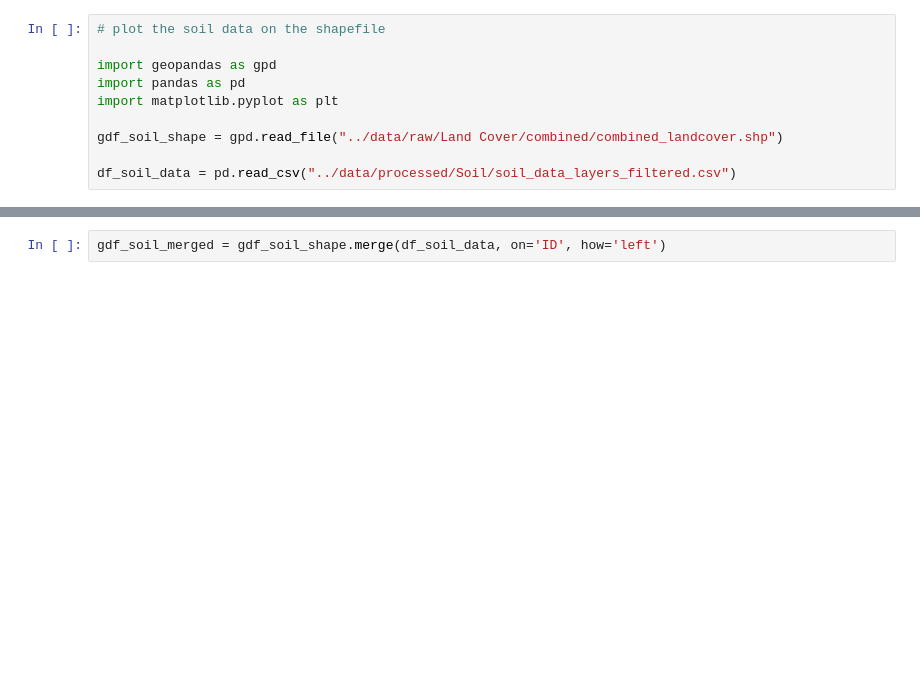
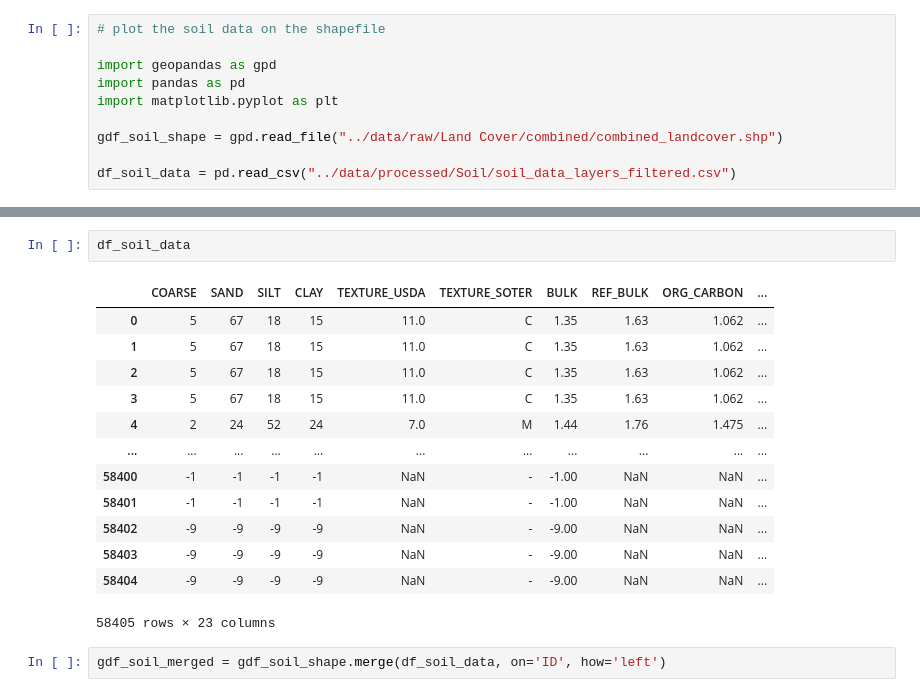
Before and after one commit to ali-boulahlib/forest-fire-prediction-datamining-2025, a Jupyter notebook: notebooks/00_Loading_data.ipynb, the cells around one changed output, grey strips where cells are left out. Saved outputs shown, nothing was run; the diff lists cells and outputs as text; blank space fills up the shorter version.

```diff
--- a/notebooks/00_Loading_data.ipynb
+++ b/notebooks/00_Loading_data.ipynb
@@ -528,3 +528,19 @@ df_soil_data = pd.read_csv("../data/processed/Soil/soil_data_layers_filtered.csv
+# %%
+df_soil_data
+# %% [output]
+|  | COARSE | SAND | SILT | CLAY | TEXTURE_USDA | TEXTURE_SOTER | BULK | REF_BULK | ORG_CARBON | ... |
+| 0 | 5 | 67 | 18 | 15 | 11.0 | C | 1.35 | 1.63 | 1.062 | ... |
+| 1 | 5 | 67 | 18 | 15 | 11.0 | C | 1.35 | 1.63 | 1.062 | ... |
+| 2 | 5 | 67 | 18 | 15 | 11.0 | C | 1.35 | 1.63 | 1.062 | ... |
+| 3 | 5 | 67 | 18 | 15 | 11.0 | C | 1.35 | 1.63 | 1.062 | ... |
+| 4 | 2 | 24 | 52 | 24 | 7.0 | M | 1.44 | 1.76 | 1.475 | ... |
+| ... | ... | ... | ... | ... | ... | ... | ... | ... | ... | ... |
+| 58400 | -1 | -1 | -1 | -1 | NaN | - | -1.00 | NaN | NaN | ... |
+| 58401 | -1 | -1 | -1 | -1 | NaN | - | -1.00 | NaN | NaN | ... |
+| 58402 | -9 | -9 | -9 | -9 | NaN | - | -9.00 | NaN | NaN | ... |
+| 58403 | -9 | -9 | -9 | -9 | NaN | - | -9.00 | NaN | NaN | ... |
+| 58404 | -9 | -9 | -9 | -9 | NaN | - | -9.00 | NaN | NaN | ... |
+58405 rows × 23 columns
 # %%
 gdf_soil_merged = gdf_soil_shape.merge(df_soil_data, on='ID', how='left')
 # %%
```
Also changed, not shown: parts of 6 cells of this notebook.
